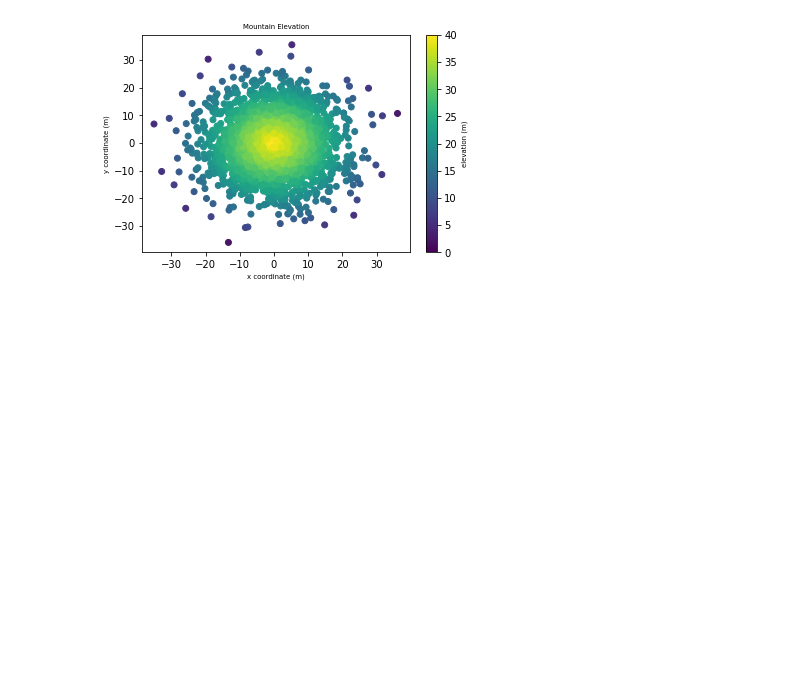
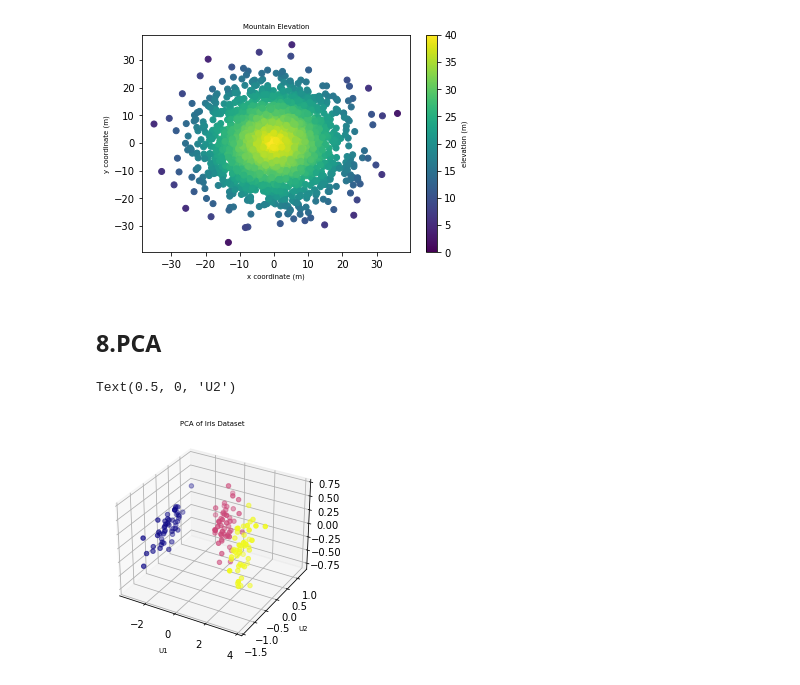
Before and after one commit to ralexrivero/_hbtnml, a Jupyter notebook: math/0x01-plotting/0x01-plotting.ipynb, the cells around one changed output. Saved outputs shown, nothing was run; the diff lists cells and outputs as text; code cells hidden in the pictures; blank space fills up the shorter version.

```diff
--- a/math/0x01-plotting/0x01-plotting.ipynb
+++ b/math/0x01-plotting/0x01-plotting.ipynb
@@ -286,3 +286,26 @@ plt.ylabel('y coordinate (m)')
 # %% [output]
 Text(0, 0.5, 'y coordinate (m)')
 [figure]
+# %% [markdown]
+## 8.PCA
+# %%
+lib = np.load("pca.npz")
+data = lib["data"]
+labels = lib["labels"]
+
+data_means = np.mean(data, axis=0)
+norm_data = data - data_means
+_, _, Vh = np.linalg.svd(norm_data)
+pca_data = np.matmul(norm_data, Vh[:3].T)
+# %%
+fig = plt.figure()
+ax = fig.add_subplot(111, projection='3d')
+ax.scatter(pca_data[:, 0], pca_data[:, 1], pca_data[:, 2], c=labels,
+           cmap='plasma')
+
+plt.title('PCA of Iris Dataset')
+plt.xlabel('U1')
+plt.ylabel('U2')
+# %% [output]
+Text(0.5, 0, 'U2')
+[figure, added]
```
